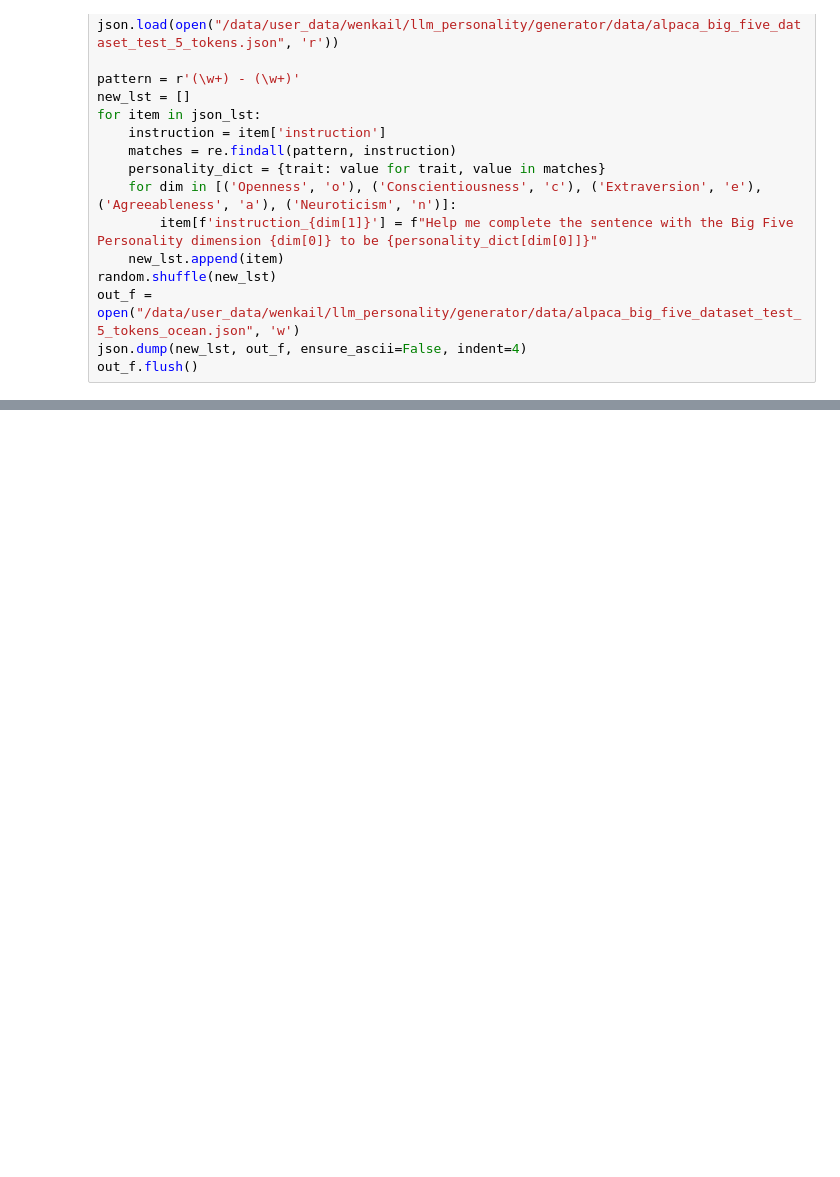
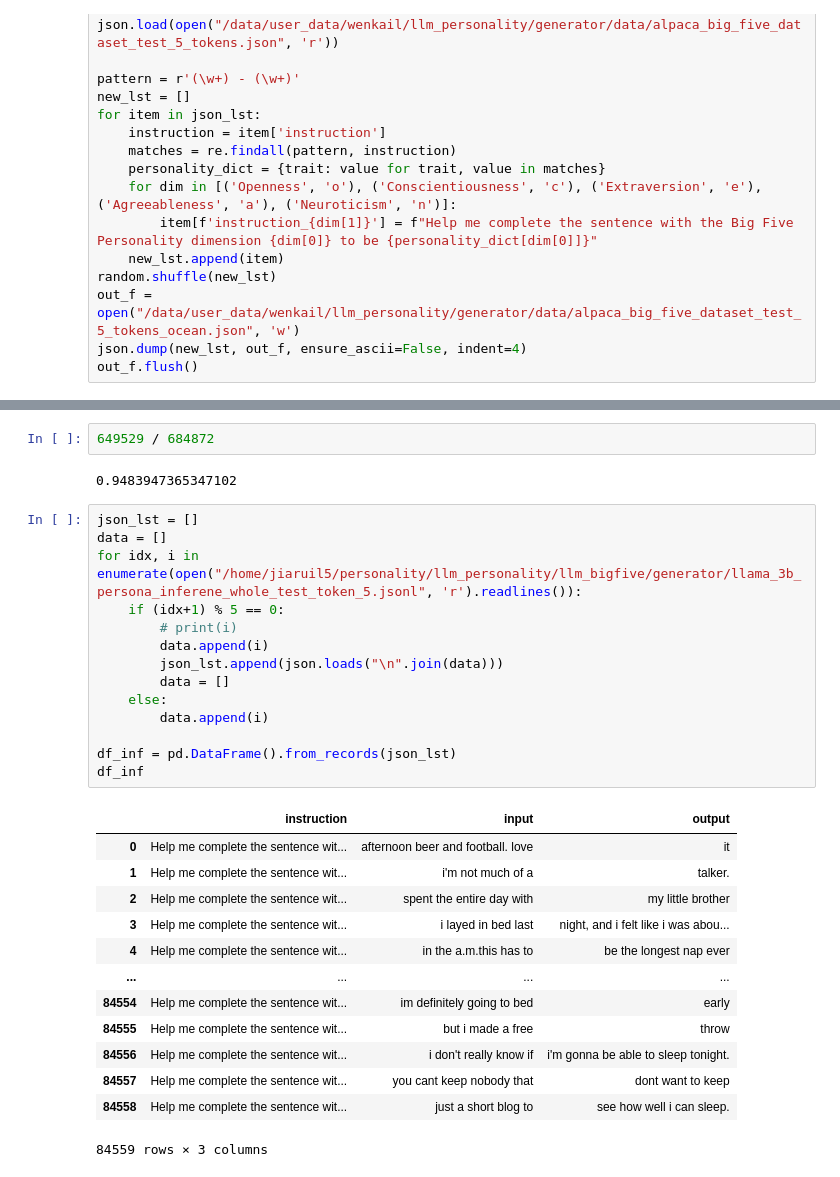
Before and after one commit to wenkai-li/llm_personality, a Jupyter notebook: llm_bigfive/generator/load_dataset.ipynb, the cells around one changed output, grey strips where cells are left out. Saved outputs shown, nothing was run; the diff lists cells and outputs as text; blank space fills up the shorter version.

```diff
--- a/llm_bigfive/generator/load_dataset.ipynb
+++ b/llm_bigfive/generator/load_dataset.ipynb
@@ -63,0 +87,32 @@ out_f.flush()
+# %%
+649529 / 684872
+# %% [output]
+0.9483947365347102
+# %%
+json_lst = []
+data = []
+for idx, i in enumerate(open("/home/jiaruil5/personality/llm_personality/llm_bigfive/generator/llama_3b_persona_inferene_whole_test_token_5.jsonl", 'r').readlines()):
+    if (idx+1) % 5 == 0:
+        # print(i)
+        data.append(i)
+        json_lst.append(json.loads("\n".join(data)))
+        data = []
+    else:
+        data.append(i)
+
+df_inf = pd.DataFrame().from_records(json_lst)
+df_inf
+# %% [output]
+|  | instruction | input | output |
+| 0 | Help me complete the sentence wit... | afternoon beer and football. love | it |
+| 1 | Help me complete the sentence wit... | i'm not much of a | talker. |
+| 2 | Help me complete the sentence wit... | spent the entire day with | my little brother |
+| 3 | Help me complete the sentence wit... | i layed in bed last | night, and i felt like i was abou... |
+| 4 | Help me complete the sentence wit... | in the a.m.this has to | be the longest nap ever |
+| ... | ... | ... | ... |
+| 84554 | Help me complete the sentence wit... | im definitely going to bed | early |
+| 84555 | Help me complete the sentence wit... | but i made a free | throw |
+| 84556 | Help me complete the sentence wit... | i don't really know if | i'm gonna be able to sleep tonight. |
+| 84557 | Help me complete the sentence wit... | you cant keep nobody that | dont want to keep |
+| 84558 | Help me complete the sentence wit... | just a short blog to | see how well i can sleep. |
+84559 rows × 3 columns
```
Also changed, not shown: parts of 17 cells of this notebook, 4 other files.
